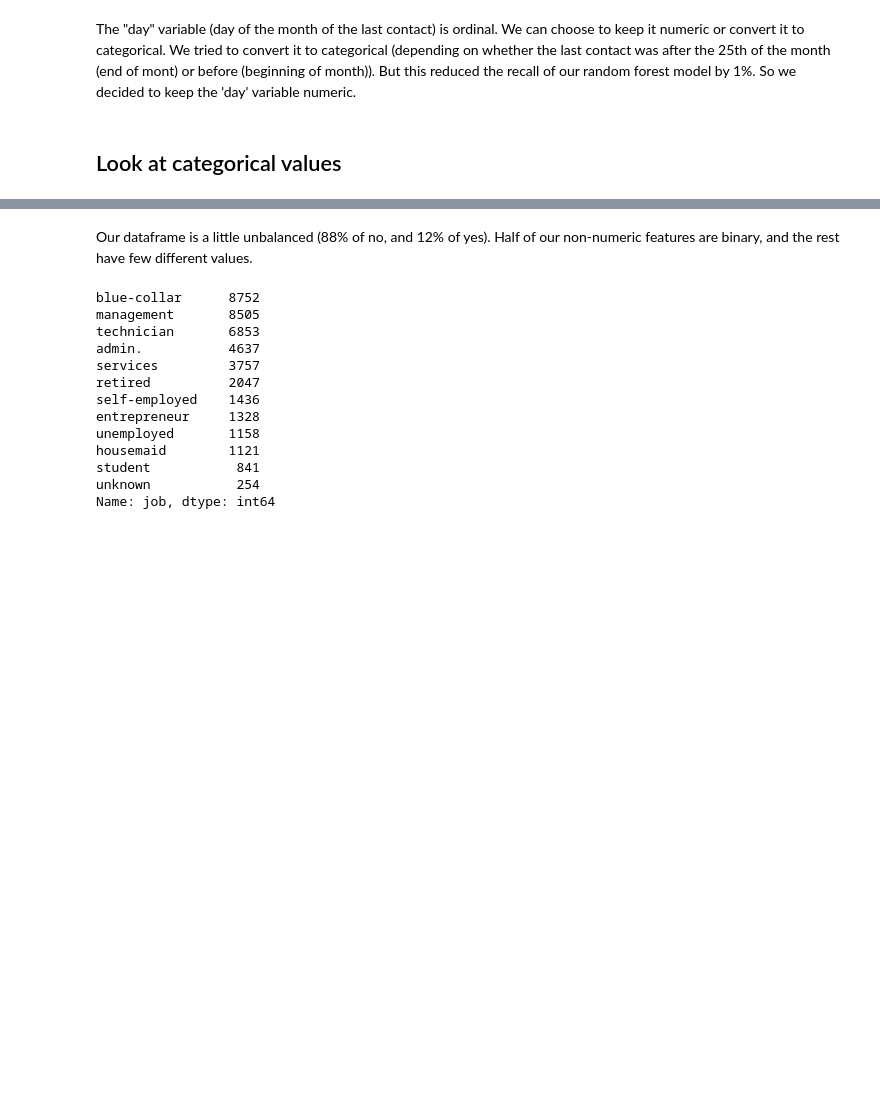
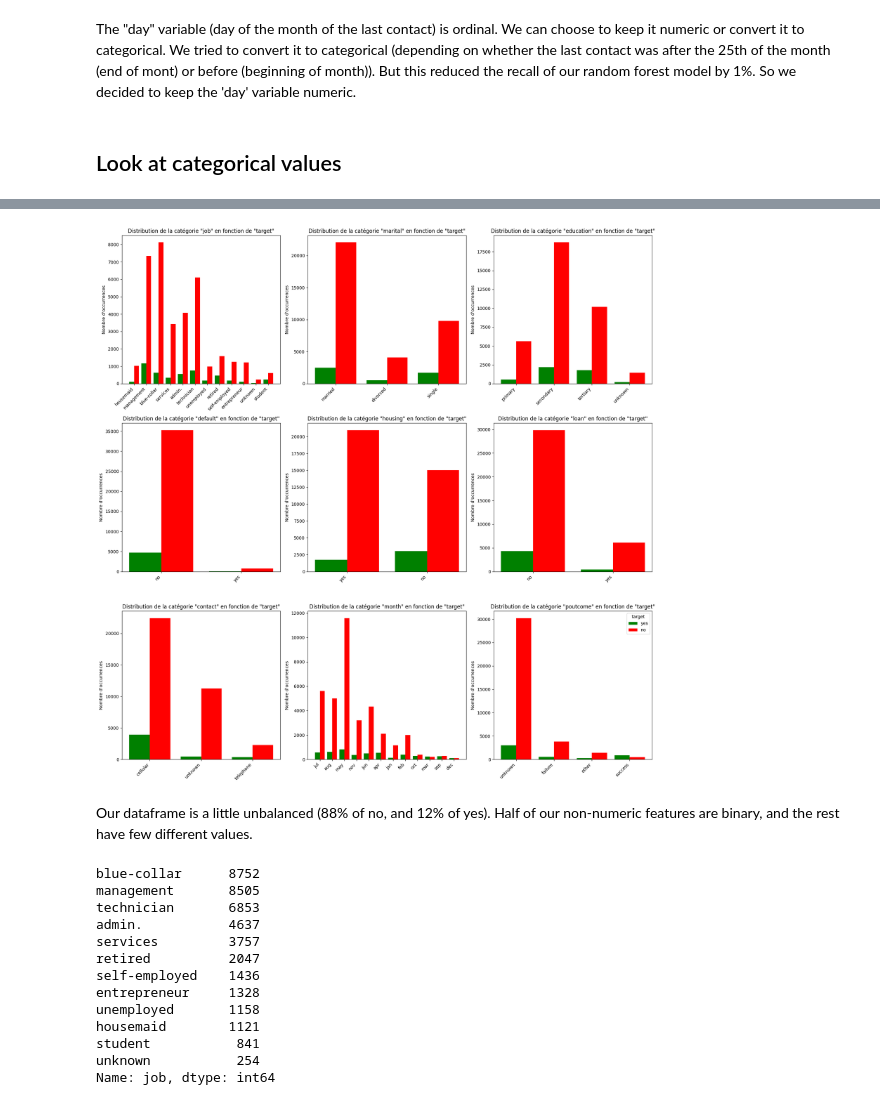
Before and after one commit to MaxenceAr/Projet_AAA, a Jupyter notebook: Projet_AAA_ARHOUL_REVEL.ipynb, the cells around one changed output, grey strips where cells are left out. Saved outputs shown, nothing was run; the diff lists cells and outputs as text; code cells hidden in the pictures; blank space fills up the shorter version.

```diff
--- a/Projet_AAA_ARHOUL_REVEL.ipynb
+++ b/Projet_AAA_ARHOUL_REVEL.ipynb
@@ -81,5 +83,5 @@ X, y = marketing.data, marketing.target
 # %%
-X, X_validation, y, y_validation = train_test_split(X, y, test_size=0.1, random_state=42)
+X, X_test, y, y_test = train_test_split(X, y, test_size=0.1, random_state=42)
 # %% [markdown]
 # Data Exploratory Analysis
 # %%
@@ -240,3 +181,45 @@ Text(0.5, 1.0, 'target')
+# %%
+import matplotlib.pyplot as plt
+import numpy as np
+
+# Liste des colonnes catégorielles à visualiser
+categorical_columns = ["job", "marital", "education", "default", "housing", "loan", "contact", "month", "poutcome"]
+
+# Créez une figure avec une grille de sous-graphiques
+fig, axs = plt.subplots(3, 3, figsize=(18, 18))  # 3 lignes, 3 colonnes (9 graphiques au total)
+
+# Boucle à travers les colonnes catégorielles
+for i, column in enumerate(categorical_columns):
+    # Exemple de données (assurez-vous que vos données contiennent des occurrences de chaque catégorie pour 'yes' et 'no')
+    categories = X[column].unique()
+    values_yes = X.loc[y == 'yes', column].value_counts().reindex(categories, fill_value=0)
+    values_no = X.loc[y == 'no', column].value_counts().reindex(categories, fill_value=0)
+
+    # Initialisez les positions des barres
+    positions = np.arange(len(categories))
+
+    # Tracez les barres pour la catégorie 'yes'
+    bars_yes = axs[i // 3, i % 3].bar(positions - 0.2, values_yes, width=0.4, color='green', label='yes')
+
+    # Tracez les barres pour la catégorie 'no'
+    bars_no = axs[i // 3, i % 3].bar(positions + 0.2, values_no, width=0.4, color='red', label='no')
+
+    # Ajoutez des étiquettes et des titres
+    axs[i // 3, i % 3].set_xticks(positions)
+    axs[i // 3, i % 3].set_xticklabels(categories, rotation=45, ha="right")
+    axs[i // 3, i % 3].set_ylabel('Nombre d\'occurrences')
+    axs[i // 3, i % 3].set_title(f'Distribution de la catégorie "{column}" en fonction de "target"')
+
+# Ajoutez une légende pour les couleurs
+axs[2, 2].legend(title='target')
+
+# Ajustez l'espacement entre les sous-graphiques
+fig.tight_layout()
+
+# Affichez le graphique
+plt.show()
+# %% [output]
+[figure, added]
 # %% [markdown]
 Our dataframe is a little unbalanced (88% of no, and 12% of yes). Half of our non-numeric features are binary, and the rest have few different values.
 # %%
```
Also changed, not shown: parts of 15 cells of this notebook.
